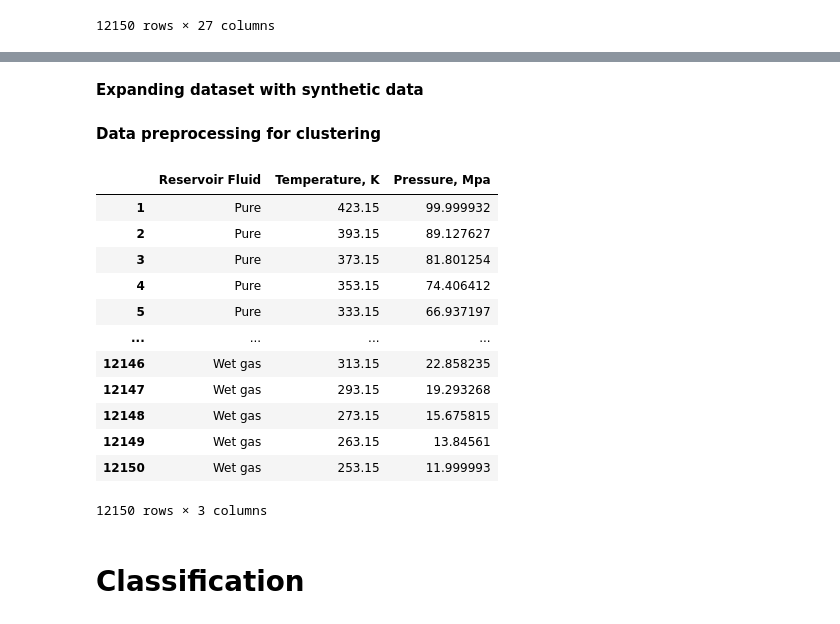
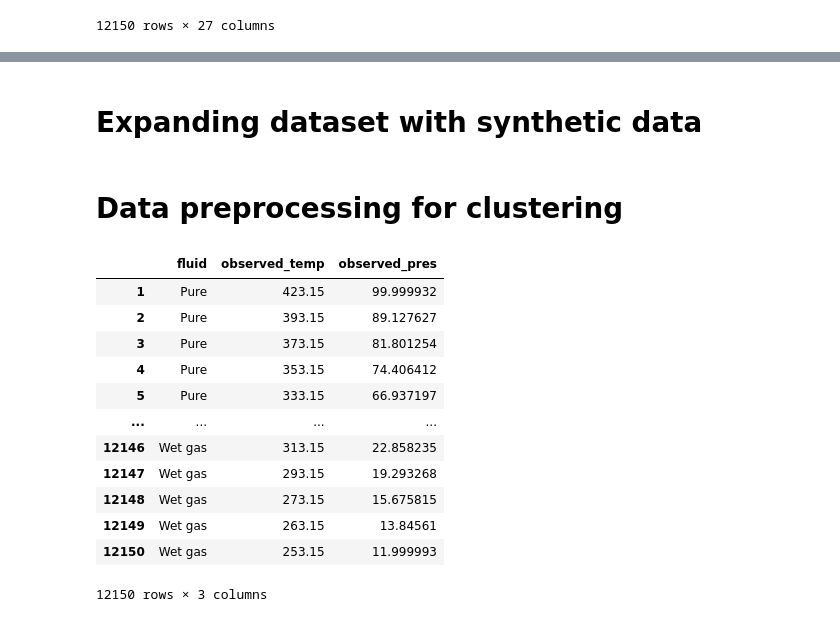
Before and after one commit to JaneKKTTme/fluids-data-processing, a Jupyter notebook: data_preprocessing.ipynb, the cells around one changed output, grey strips where cells are left out. Saved outputs shown, nothing was run; the diff lists cells and outputs as text; code cells hidden in the pictures.

```diff
--- a/data_preprocessing.ipynb
+++ b/data_preprocessing.ipynb
@@ -64,0 +71,7 @@ Index(['Reservoir Fluid', 'Sampling', 'Sourse', 'Well', 'Test', 'Fluid',
+# %%
+# rename needed column for convinience
+raw_data = raw_data.rename(columns={'Reservoir Fluid':'fluid', 'Tcrit, K':'crit_temp', 'Pcrit, MPa':'crit_pres',
+                                    'MM, g/mole': 'molar_mass', 'GOR, sM3/sM3':'gor', 'Temperature, K':'observed_temp',
+                                    'Pressure, Mpa':'observed_pres'})
+
+raw_data
@@ -101,2 +154,2 @@ fluids
 # %% [markdown]
-**Expanding dataset with synthetic data**
+# Expanding dataset with synthetic data
@@ -103,11 +160,12 @@ fluids
 # %% [markdown]
-**Data preprocessing for clustering**
+# Data preprocessing for clustering
 # %%
-experiments = raw_data[['Reservoir Fluid', 'Temperature, K', 'Pressure, Mpa']]
+# choose only needed columns
+experiments = raw_data[['fluid', 'observed_temp', 'observed_pres']]
 
 experiments
 # %% [output]
-|  | Reservoir Fluid | Temperature, K | Pressure, Mpa |
+|  | fluid | observed_temp | observed_pres |
 | 1 | Pure | 423.15 | 99.999932 |
 | 2 | Pure | 393.15 | 89.127627 |
 | 3 | Pure | 373.15 | 81.801254 |
@@ -120,5 +178,3 @@ experiments
 | 12149 | Wet gas | 263.15 | 13.84561 |
 | 12150 | Wet gas | 253.15 | 11.999993 |
 12150 rows × 3 columns
-# %% [markdown]
-# Classification
```
Also changed, not shown: parts of 17 cells of this notebook.
